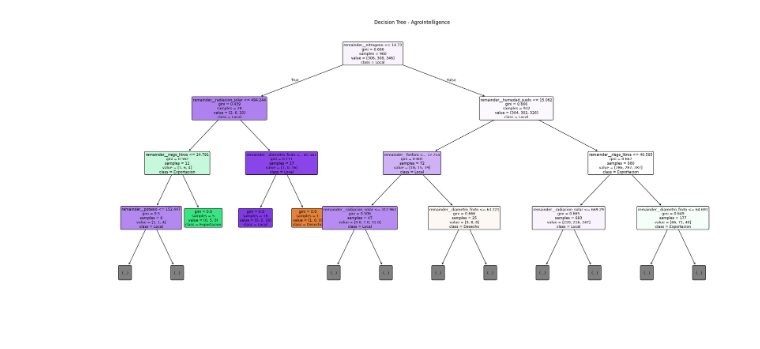
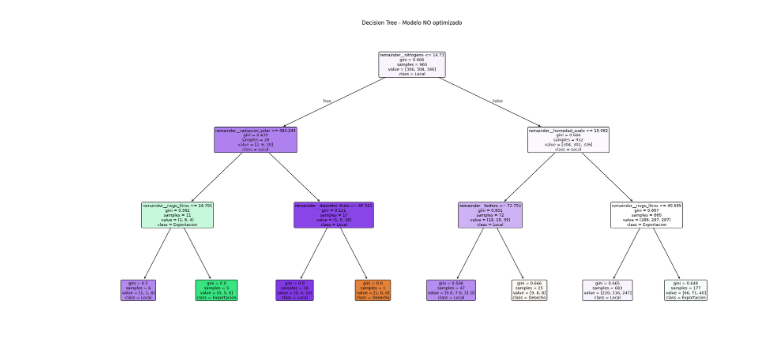
Before and after one commit to AllanxSF/Parcial-2-programaci-n-ciencia-de-datos, a Jupyter notebook: results/rs_arbol_decision.ipynb, the cells around one changed output. Drawn from its saved outputs; the diff is of its cells as text; code cells hidden in the pictures.

```diff
--- a/results/rs_arbol_decision.ipynb
+++ b/results/rs_arbol_decision.ipynb
@@ -106,24 +107,14 @@ El gráfico muestra solo los primeros niveles del árbol base no optimizado para
 # %%
-from sklearn.tree import plot_tree
+# Gráfico del árbol - Modelo NO optimizado
+clasificador = modelo.named_steps['clasificador']
+preprocesador = modelo.named_steps['preprocesamiento']
+feature_names = preprocesador.get_feature_names_out()
+class_names = clasificador.classes_
 
-clasificador = modelo.named_steps["clasificador"]
-preprocesador = modelo.named_steps["preprocesamiento"]
-feature_names = preprocesador.get_feature_names_out()
-class_names = modelo.classes_
-
-fig, ax = plt.subplots(figsize=(22, 10))
-plot_tree(
-    clasificador,
-    feature_names=feature_names,
-    class_names=class_names,
-    filled=True,
-    rounded=True,
-    max_depth=3,
-    fontsize=9,
-    ax=ax,
-)
-plt.title("Decision Tree - AgroIntelligence")
+fig, ax = plt.subplots(figsize=(20,10))
+plot_tree(clasificador, feature_names=feature_names, class_names=class_names, filled=True, rounded=True, max_depth=3, fontsize=9, ax=ax)
+ax.set_title('Decision Tree - Modelo NO optimizado')
 plt.tight_layout()
 plt.show()
 # %% [output]
-[figure, old version]
+[figure, new version]
```
Also changed, not shown: parts of 10 cells of this notebook.
